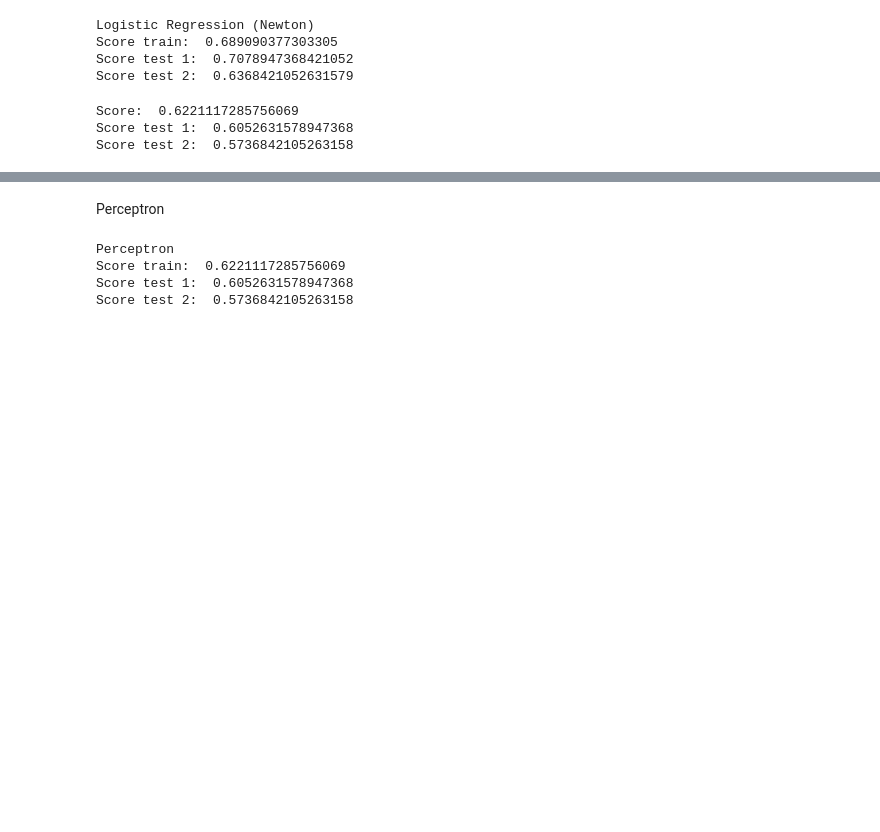
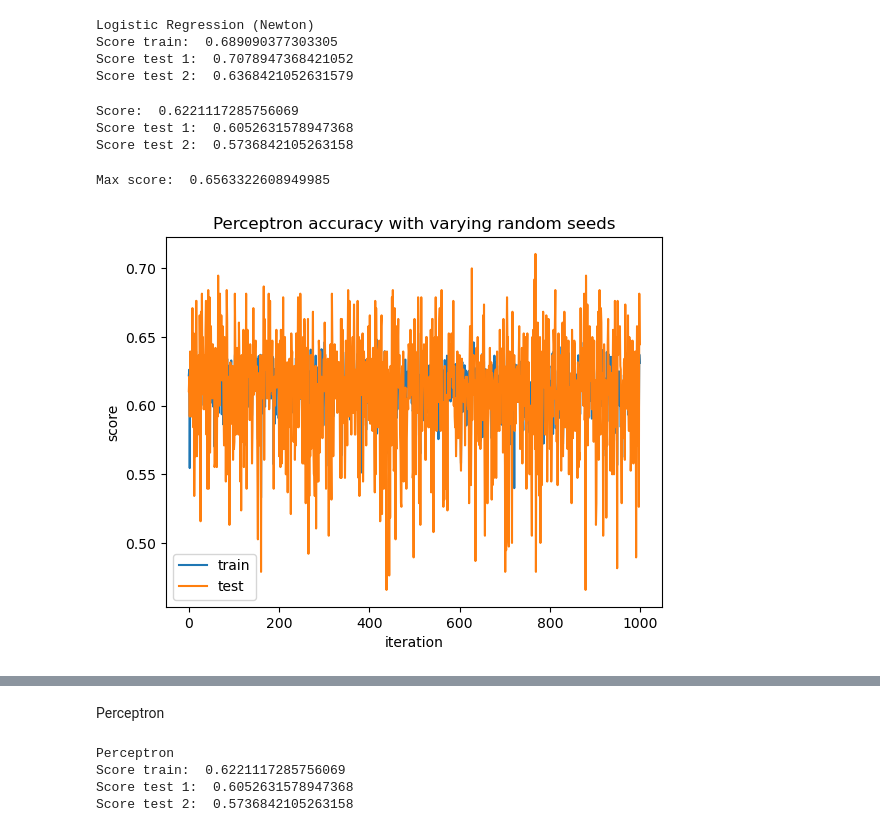
Before and after one commit to hojeonglee98/EE499project, a Jupyter notebook: project/ee499_final_project.ipynb, the cells around one changed output, grey strips where cells are left out. Cells and saved outputs as stored; diff of their text form; code cells hidden in the pictures; blank space fills up the shorter version.

```diff
--- a/project/ee499_final_project.ipynb
+++ b/project/ee499_final_project.ipynb
@@ -231,14 +231,26 @@ Score test 2:  0.5736842105263158
 # %%
 # perc_clf.score(X_train, Y_train)
 # %%
-# score_hist = []
-# for it in range(0, 1000):
-#     perc_clf = Perceptron(alpha= .0001, tol=1e-3, random_state=it)
-#     perc_clf.fit(X_train, Y_train)
-#     Perceptron()
-#     score_hist.append(perc_clf.score(X_train, Y_train))
+score_hist = []
+test_hist = []
+for it in range(0, 1000):
+    perc_clf = Perceptron(alpha= .0001, tol=1e-3, random_state=it)
+    perc_clf.fit(X_train, Y_train)
+    Perceptron()
+    score_hist.append(perc_clf.score(X_train, Y_train))
+    test_hist.append(perc_clf.score(X_test1, Y_test1))
 
-# print('Max score: ', max(score_hist))
+print('Max score: ', max(score_hist))
+plt.plot(range(0, len(score_hist)), score_hist, label = 'train')
+plt.plot(range(0, len(test_hist)), test_hist, label='test')
+plt.title('Perceptron accuracy with varying random seeds')
+plt.xlabel('iteration')
+plt.ylabel('score')
+plt.legend()
+plt.show()
+# %% [output]
+Max score:  0.6563322608949985
+[figure, added]
 # %%
 # max_value_seed = max(score_hist)
 # max_index_seed = score_hist.index(max_value_seed)
```
Also changed, not shown: parts of 17 cells of this notebook, 1 other file.
